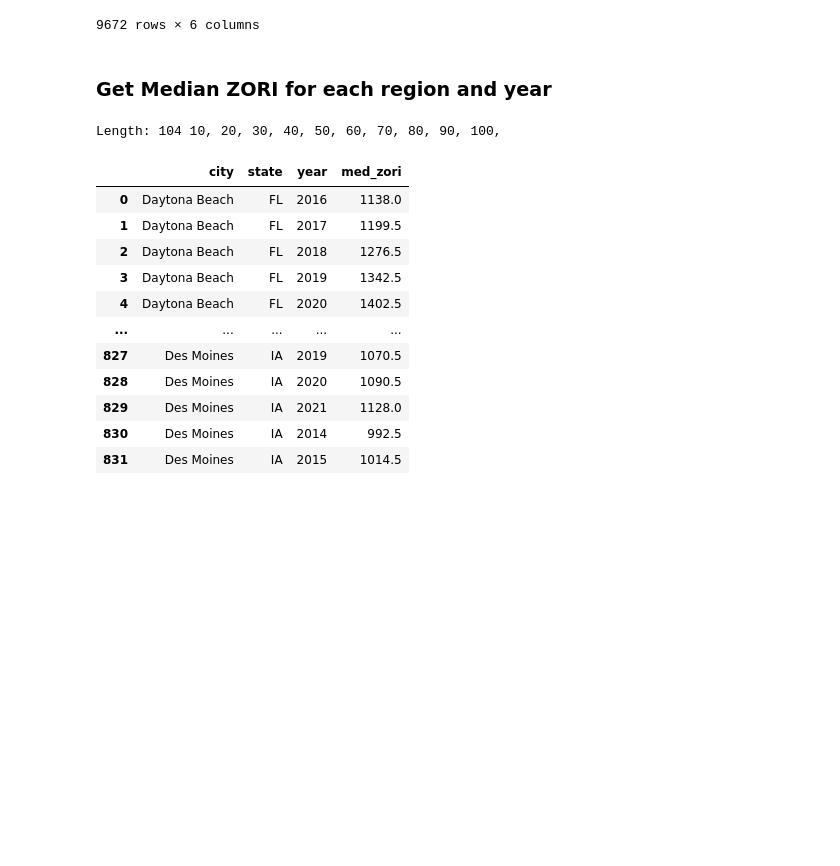
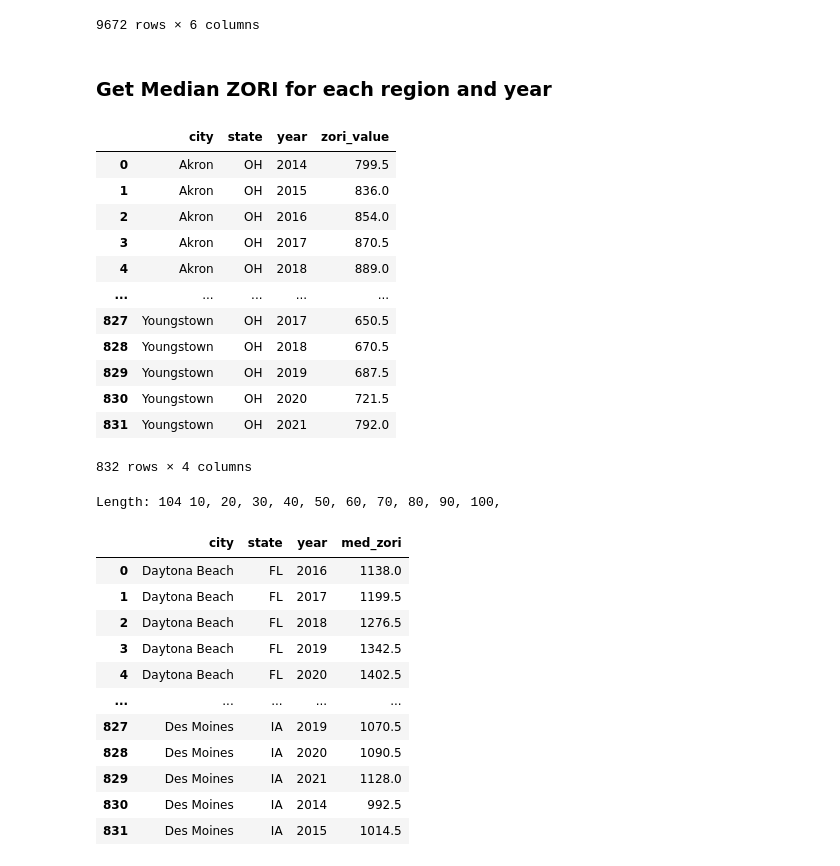
Before and after one commit to swhetzel/bayes_real_estate_modeling, a Jupyter notebook: join_pop_to_housing.ipynb, the cells around one changed output. Cells and saved outputs as stored; diff of their text form; code cells hidden in the pictures; blank space fills up the shorter version.

```diff
--- a/join_pop_to_housing.ipynb
+++ b/join_pop_to_housing.ipynb
@@ -309,4 +322,21 @@ df_zori_melt
 9672 rows × 6 columns
 # %% [markdown]
 ### Get Median ZORI for each region and year
+# %%
+df_zori_meds = df_zori_melt.groupby(['city','state','year']).median().reset_index()
+df_zori_meds
+# %% [output]
+|  | city | state | year | zori_value |
+| 0 | Akron | OH | 2014 | 799.5 |
+| 1 | Akron | OH | 2015 | 836.0 |
+| 2 | Akron | OH | 2016 | 854.0 |
+| 3 | Akron | OH | 2017 | 870.5 |
+| 4 | Akron | OH | 2018 | 889.0 |
+| ... | ... | ... | ... | ... |
+| 827 | Youngstown | OH | 2017 | 650.5 |
+| 828 | Youngstown | OH | 2018 | 670.5 |
+| 829 | Youngstown | OH | 2019 | 687.5 |
+| 830 | Youngstown | OH | 2020 | 721.5 |
+| 831 | Youngstown | OH | 2021 | 792.0 |
+832 rows × 4 columns
 # %%
```
Also changed, not shown: parts of 5 cells of this notebook.
